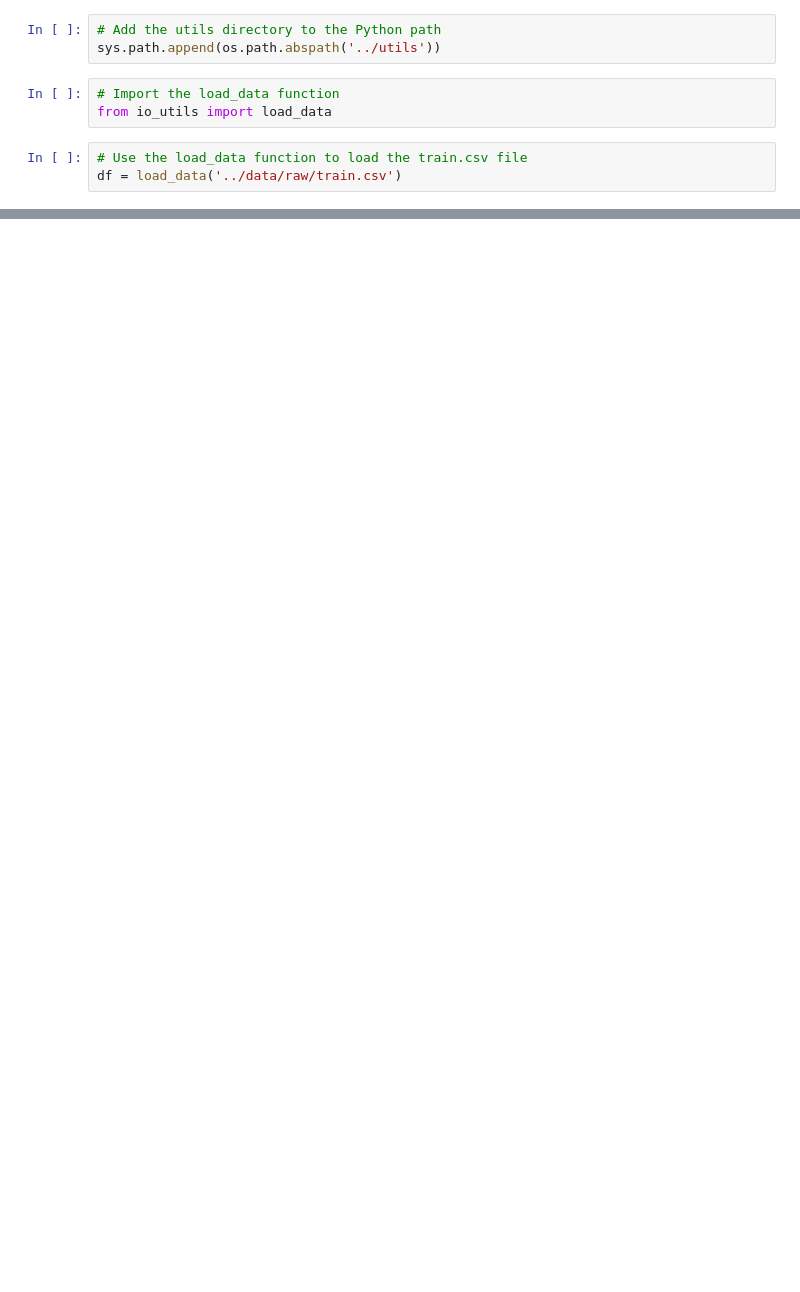
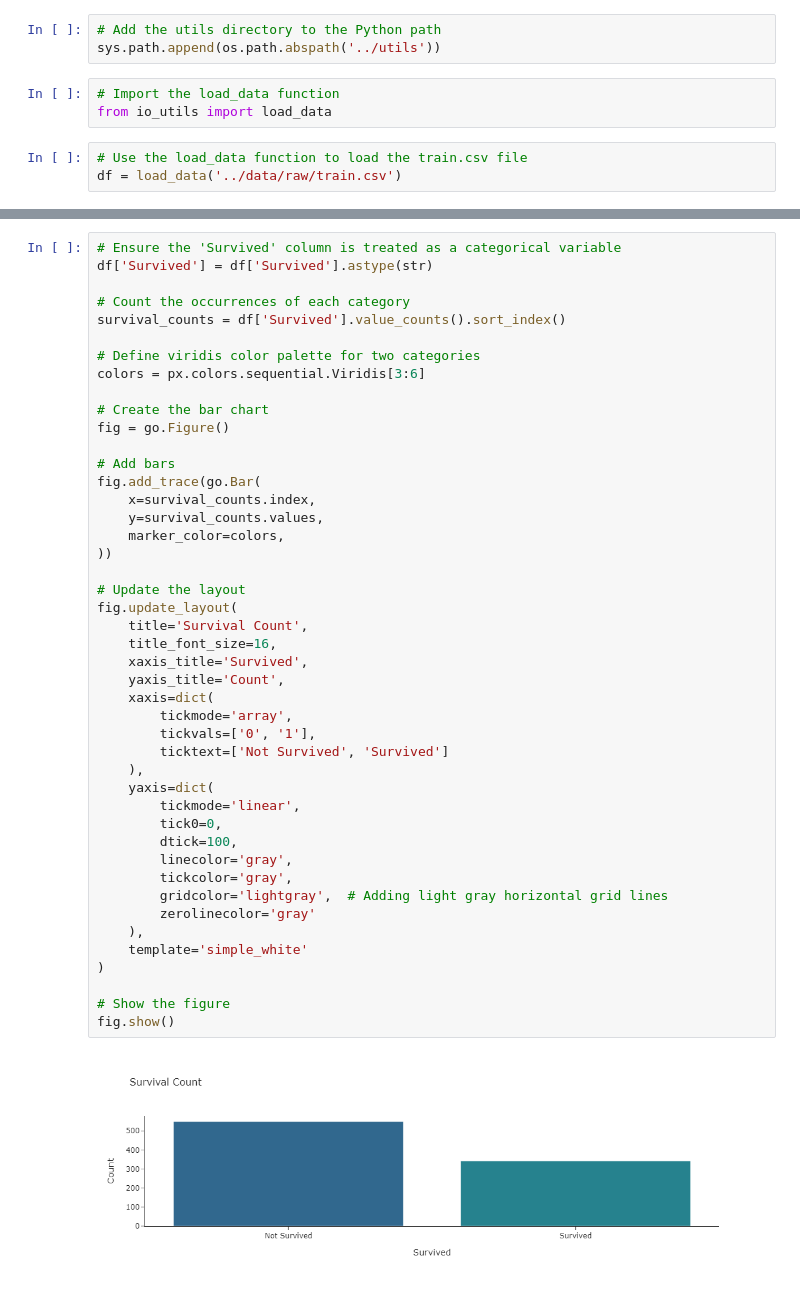
Before and after one commit to VitorMourao/KaggleChallenges, a Jupyter notebook: Titanic/notebooks/EDA.ipynb, the cells around one changed output, grey strips where cells are left out. Saved outputs shown, nothing was run; the diff lists cells and outputs as text; blank space fills up the shorter version.

```diff
--- a/Titanic/notebooks/EDA.ipynb
+++ b/Titanic/notebooks/EDA.ipynb
@@ -38,0 +93,47 @@ None
+# %%
+# Ensure the 'Survived' column is treated as a categorical variable
+df['Survived'] = df['Survived'].astype(str)
+
+# Count the occurrences of each category
+survival_counts = df['Survived'].value_counts().sort_index()
+
+# Define viridis color palette for two categories
+colors = px.colors.sequential.Viridis[3:6]
+
+# Create the bar chart
+fig = go.Figure()
+
+# Add bars
+fig.add_trace(go.Bar(
+    x=survival_counts.index,
+    y=survival_counts.values,
+    marker_color=colors,
+))
+
+# Update the layout
+fig.update_layout(
+    title='Survival Count',
+    title_font_size=16,
+    xaxis_title='Survived',
+    yaxis_title='Count',
+    xaxis=dict(
+        tickmode='array',
+        tickvals=['0', '1'],
+        ticktext=['Not Survived', 'Survived']
+    ),
+    yaxis=dict(
+        tickmode='linear',
+        tick0=0,
+        dtick=100,
+        linecolor='gray',
+        tickcolor='gray',
+        gridcolor='lightgray',  # Adding light gray horizontal grid lines
+        zerolinecolor='gray'
+    ),
+    template='simple_white'
+)
+
+# Show the figure
+fig.show()
+# %% [output]
+[figure, added]
```
Also changed, not shown: parts of 9 cells of this notebook.
